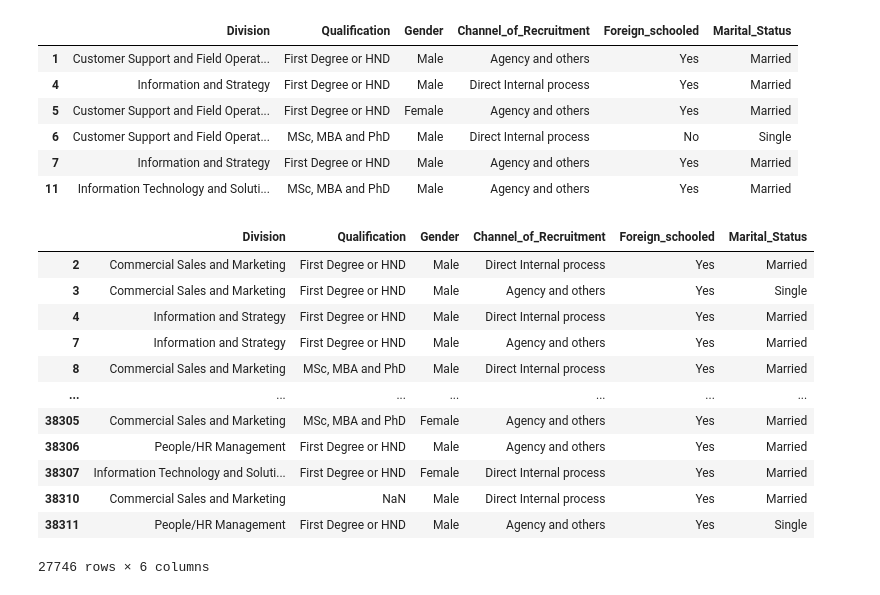
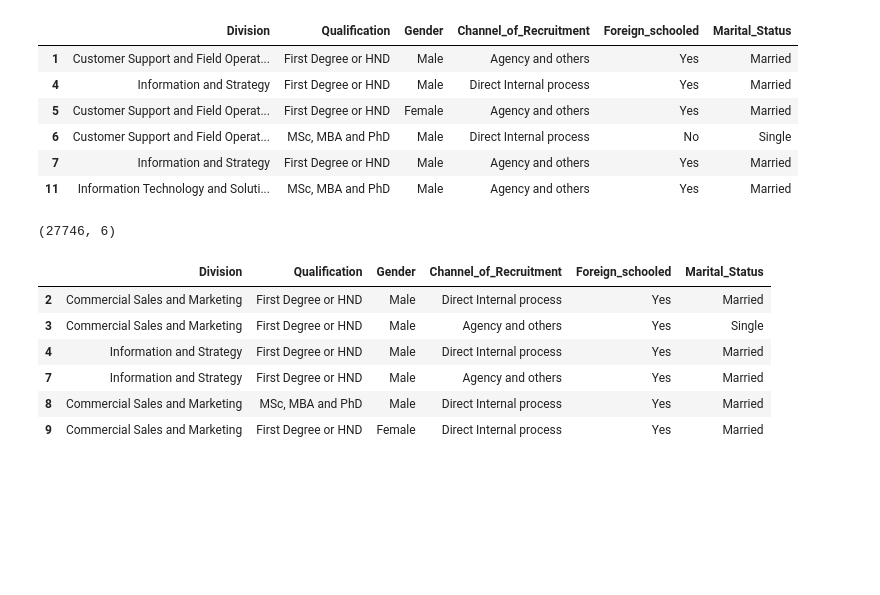
Before and after one commit to Arnold-git/Technical-Writing, a Jupyter notebook: Pandas isin method/pandas-isin-method.ipynb, the cells around one changed output. Saved outputs shown, nothing was run; the diff lists cells and outputs as text; code cells hidden in the pictures; blank space fills up the shorter version.

```diff
--- a/Pandas isin method/pandas-isin-method.ipynb
+++ b/Pandas isin method/pandas-isin-method.ipynb
@@ -202,21 +237,18 @@ data_9.head(6)
 # %%
 # get all employee except those in Customer Support and Field Operations
 # and those that have not had foreign education
 
 data_10 = data[~data[['Division', 'Foreign_schooled']].isin(['Customer Support and Field Operations', 'No']).any(axis = 1)]
 
-data_10
+
+print(data_10.shape)
+data_10.head(6)
 # %% [output]
+(27746, 6)
 |  | Division | Qualification | Gender | Channel_of_Recruitment | Foreign_schooled | Marital_Status |
 | 2 | Commercial Sales and Marketing | First Degree or HND | Male | Direct Internal process | Yes | Married |
 | 3 | Commercial Sales and Marketing | First Degree or HND | Male | Agency and others | Yes | Single |
 | 4 | Information and Strategy | First Degree or HND | Male | Direct Internal process | Yes | Married |
 | 7 | Information and Strategy | First Degree or HND | Male | Agency and others | Yes | Married |
 | 8 | Commercial Sales and Marketing | MSc, MBA and PhD | Male | Direct Internal process | Yes | Married |
-| ... | ... | ... | ... | ... | ... | ... |
-| 38305 | Commercial Sales and Marketing | MSc, MBA and PhD | Female | Agency and others | Yes | Married |
-| 38306 | People/HR Management | First Degree or HND | Male | Agency and others | Yes | Married |
-| 38307 | Information Technology and Soluti... | First Degree or HND | Female | Direct Internal process | Yes | Married |
-| 38310 | Commercial Sales and Marketing | NaN | Male | Direct Internal process | Yes | Married |
-| 38311 | People/HR Management | First Degree or HND | Male | Agency and others | Yes | Single |
+| 9 | Commercial Sales and Marketing | First Degree or HND | Female | Direct Internal process | Yes | Married |
-27746 rows × 6 columns
```
Also changed, not shown: parts of 4 cells of this notebook.
